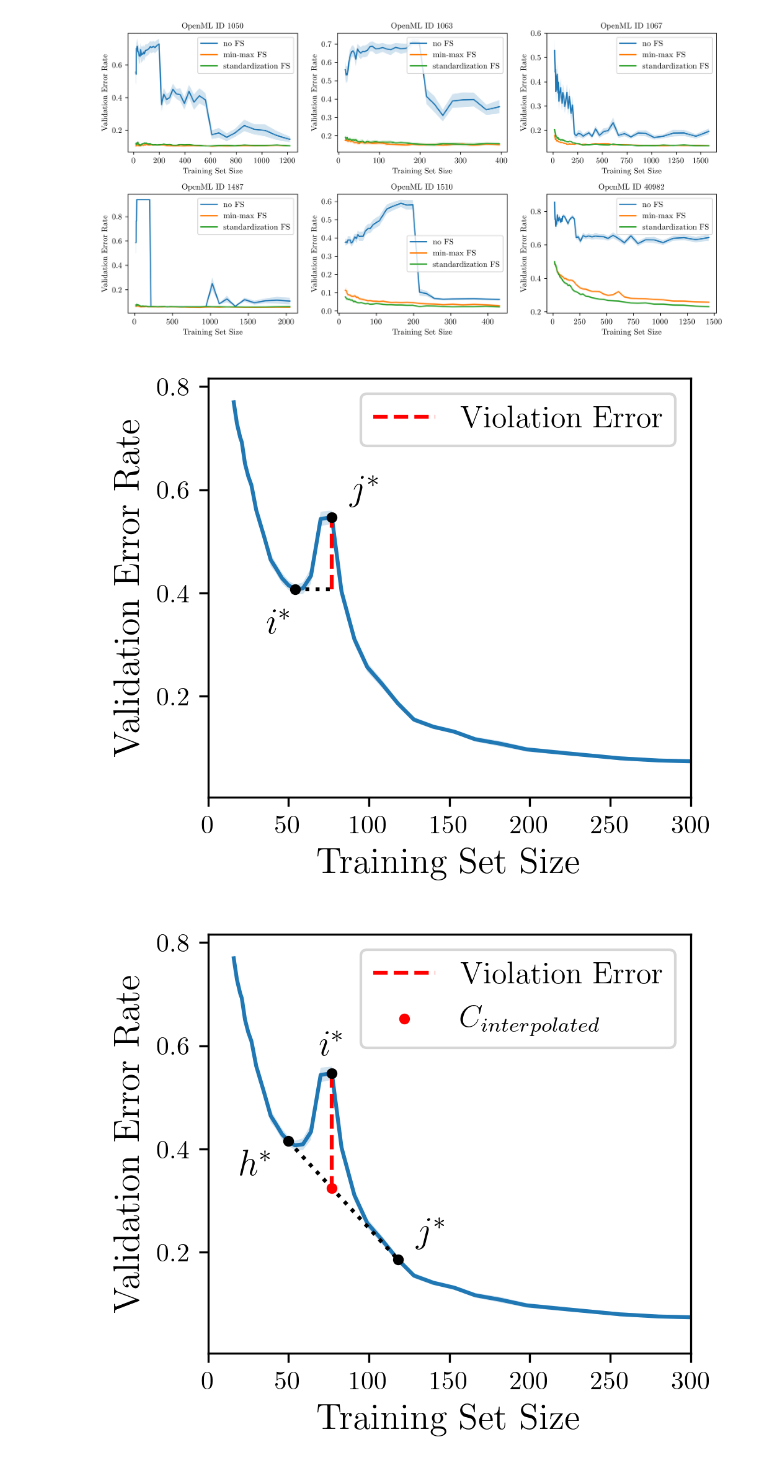
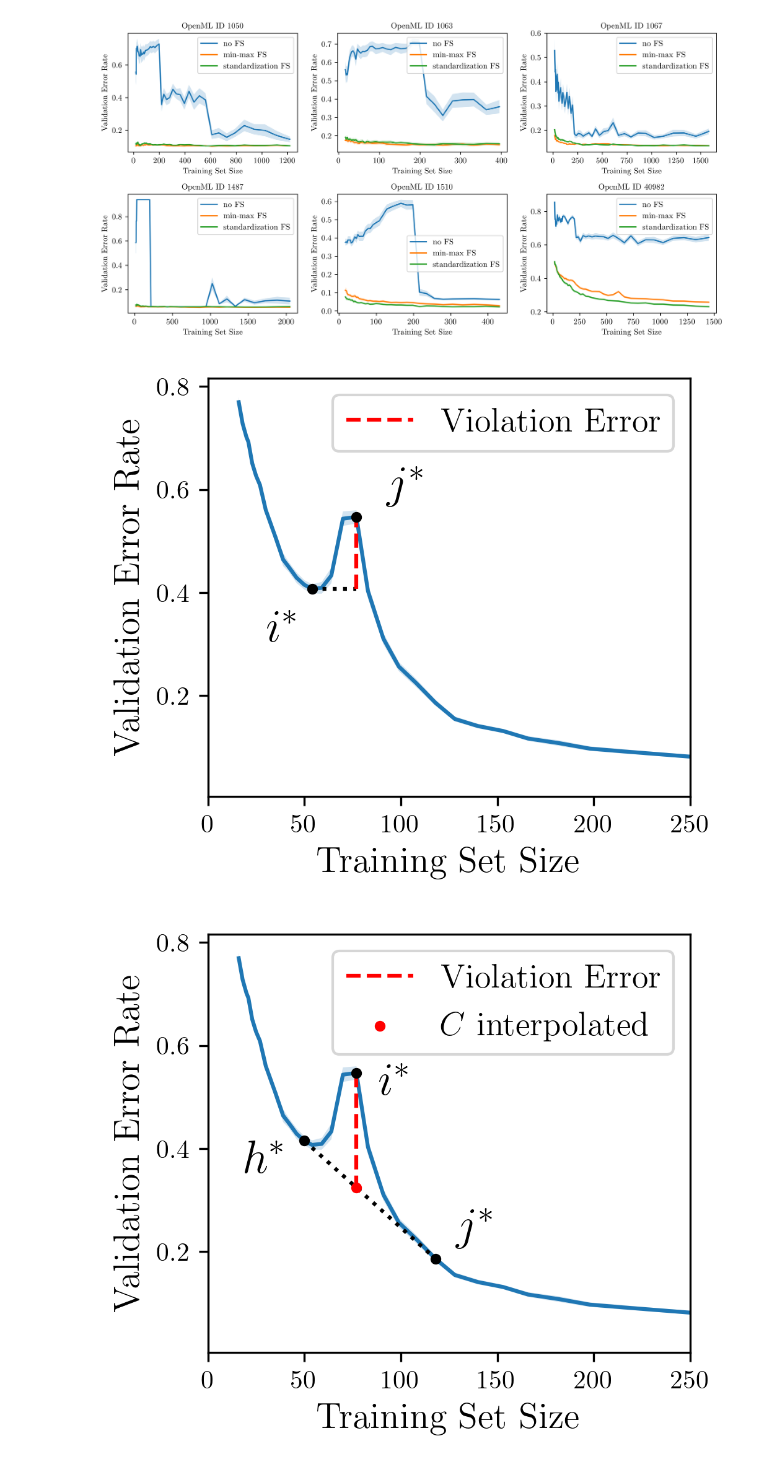
Before and after one commit to learning-curve-research/LCDB-1.1, a Jupyter notebook: analysis/Intro - figure.ipynb, the cells around one changed output. Drawn from its saved outputs; the diff is of its cells as text; code cells hidden in the pictures.

```diff
--- a/analysis/Intro - figure.ipynb
+++ b/analysis/Intro - figure.ipynb
@@ -156,11 +155,11 @@ for ax, (LEARNER, DATASET) in zip(axes, pairs):
     ax.fill_between(anchor_list_denser, mean_clean_zfs - se_clean_zfs, mean_clean_zfs + se_clean_zfs, alpha=0.2)
 
     ax.set_title(f'{learner_zoo[LEARNER]}, OpenML ID {dataset_ids_CC18[DATASET]}', fontsize=14)
-    ax.set_xlabel('Training Set Size', fontsize=12)
+    ax.set_xlabel('Training Set Size', fontsize=15)
     ax.grid()
 
-axes[0].set_ylabel('Validation Error Rate', fontsize=12)
-axes[1].legend(fontsize=12)
+axes[0].set_ylabel('Validation Error Rate', fontsize=15)
+axes[1].legend(fontsize=13)
 
 plt.tight_layout()
 plt.subplots_adjust(wspace=0.2)
@@ -241,19 +240,19 @@ if i_index is not None and j_index is not None:
 
     plt.scatter([x1, x2], [y1, y2], color='black', s=10, zorder=5)
 
-    plt.text(x1-10, y1 - 0.1, '$i^*$', fontsize=14, ha='center', va='bottom', color='black')
-    plt.text(x2+20, y2 + 0.02, '$j^*$', fontsize=14, ha='center', va='bottom', color='black')
+    plt.text(x1-15, y1 - 0.12, '$i^*$', fontsize=18, ha='center', va='bottom', color='black')
+    plt.text(x2+25, y2 + 0.02, '$j^*$', fontsize=18, ha='center', va='bottom', color='black')
 
 plt.xlabel('Training Set Size', fontsize=14)
 plt.ylabel('Validation Error Rate', fontsize=14)
-plt.xlim(0,300)
+plt.xlim(0,250)
 # plt.xscale('log')
-plt.legend(fontsize=12)
+plt.legend(fontsize=13)
 plt.tight_layout()
 # plt.savefig('1.png')
 plt.show()
 # %% [output]
-[figure, old version]
+[figure, new version]
 # %%
 LEARNER, DATASET = 12, 6
 
@@ -280,37 +279,37 @@ for (h, i, j) in triple_indices:
     uneven_ratio_j = (anchor_list_denser[i] - anchor_list_denser[h]) / (anchor_list_denser[j] - anchor_list_denser[h])
     uneven_ratio_h = (anchor_list_denser[j] - anchor_list_denser[i]) / (anchor_list_denser[j] - anchor_list_denser[h])
     mid_point_hj = mean_clean[h] * uneven_ratio_h + mean_clean[j] * uneven_ratio_j
     # diff
     violation = mean_clean[i] - mid_point_hj
 
     if violation > max_violation:
         max_violation = violation
         h_index, i_index, j_index = h, i, j
 
 if i_index is not None and j_index is not None:
     x1, x2 = anchor_list_denser[h_index], anchor_list_denser[j_index]
     y1, y2 = mean_clean[h_index], mean_clean[j_index]
     x_, y_ = anchor_list_denser[i_index], mean_clean[i_index]
 
     # h* and j*
     plt.plot([x1, x2], [y1, y2], linestyle='dotted', color = 'black',linewidth=1.5, zorder=4)
     # violation error
     plt.vlines(x_, ymin=y_, ymax=(y1*(x2-x_)/(x2-x1)+y2*(x_-x1)/(x2-x1)), colors='red', linestyles='--', linewidth=1.5, zorder=4, label = 'Violation Error')
 
     plt.scatter([x1, x2], [y1, y2], color='black', s=10, zorder=5)
     plt.scatter(x_, y_, color='black', s=10, zorder=5)
-    plt.scatter(x_, (y1*(x2-x_)/(x2-x1)+y2*(x_-x1)/(x2-x1)), color='red', s=10, zorder=5, label = r'$C_{interpolated}$')
+    plt.scatter(x_, (y1*(x2-x_)/(x2-x1)+y2*(x_-x1)/(x2-x1)), color='red', s=10, zorder=5, label = '$C$ interpolated')
 
-    plt.text(x1-20, y1-0.08, '$h^*$', fontsize=14, ha='center', va='bottom', color='black')
-    plt.text(x2+20, y2 + 0.02, '$j^*$', fontsize=14, ha='center', va='bottom', color='black')
-    plt.text(x_, y_ +0.02, '$i^*$', fontsize=14, ha='center', va='bottom', color='black')
+    plt.text(x1-20, y1-0.08, '$h^*$', fontsize=18, ha='center', va='bottom', color='black')
+    plt.text(x2+20, y2 + 0.02, '$j^*$', fontsize=18, ha='center', va='bottom', color='black')
+    plt.text(x_+20, y_ -0.06, '$i^*$', fontsize=18, ha='center', va='bottom', color='black')
 
 plt.xlabel('Training Set Size', fontsize=14)
 plt.ylabel('Validation Error Rate', fontsize=14)
-plt.xlim(0,300)
+plt.xlim(0,250)
 # plt.xscale('log')
-plt.legend(fontsize=12)
+plt.legend(fontsize=13)
 plt.tight_layout()
 plt.show()
 # %% [output]
-[figure, old version]
+[figure, new version]
```
Also changed, not shown: parts of 3 cells of this notebook, 15 other files.
